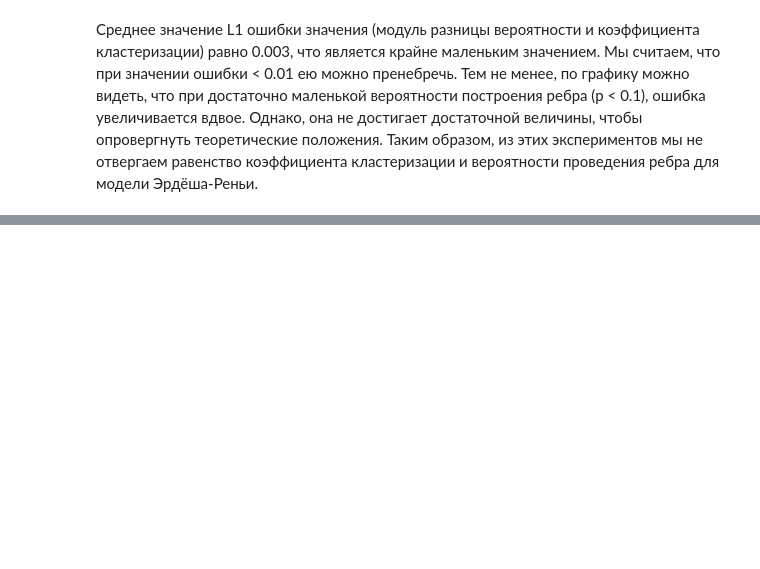
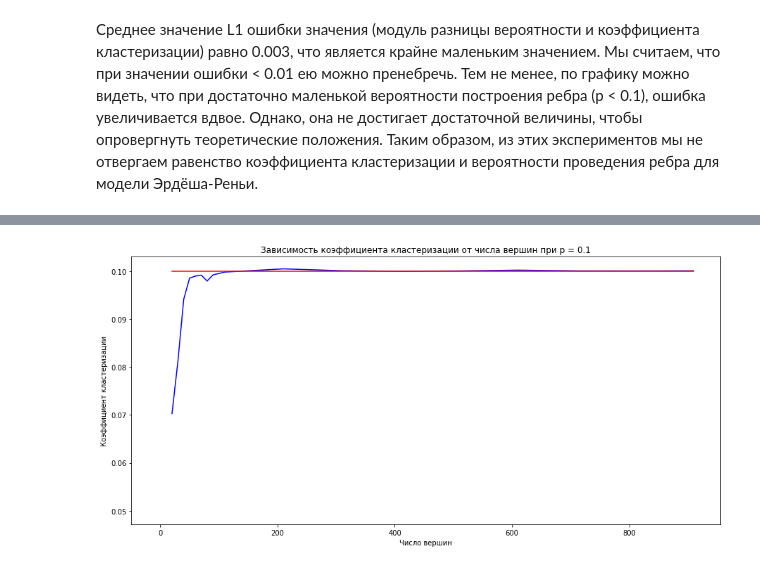
Before and after one commit to MaksimovArtem/NetworksLabs, a Jupyter notebook: Report.ipynb, the cells around one changed output, grey strips where cells are left out. Drawn from its saved outputs; the diff is of its cells as text; code cells hidden in the pictures; blank space fills up the shorter version.

```diff
--- a/Report.ipynb
+++ b/Report.ipynb
@@ -284,0 +287,30 @@ plt.show()
+# %%
+koeff_0_1 = [
+ [20, 0.07026785714285713],
+ [30, 0.08107169312169313],
+ [40, 0.09413340548340549],
+ [50, 0.09854296370296373],
+ [60, 0.09895755818255818],
+ [70, 0.09914931933146218],
+ [80, 0.0979303334737158],
+ [90, 0.0992162705121414],
+ [110, 0.09980218832530467],
+ [210, 0.10047149282318628],
+ [310, 0.10008322963917969],
+ [410, 0.09996642767151456],
+ [510, 0.10004053078195031],
+ [610, 0.10020409337739414],
+ [710, 0.1000510304113663],
+ [810, 0.10004236818508344],
+ [910, 0.10006370225641321]]
+# %%
+plt.figure(figsize=(15,7))
+plt.plot([n for [n,_] in koeff_0_1], [cl for [_,cl] in koeff_0_1],  c="b")
+plt.plot([n for [n,_] in koeff_0_1], [0.1]*17,  c="r")
+plt.scatter(0, 0.05,c='white')
+plt.ylabel("Коэффициент кластеризации")
+plt.xlabel("Число вершин")
+plt.title("Зависимость коэффициента кластеризации от числа вершин при p = 0.1")
+plt.show()
+# %% [output]
+[figure, added]
```
Also changed, not shown: parts of 10 cells of this notebook.
